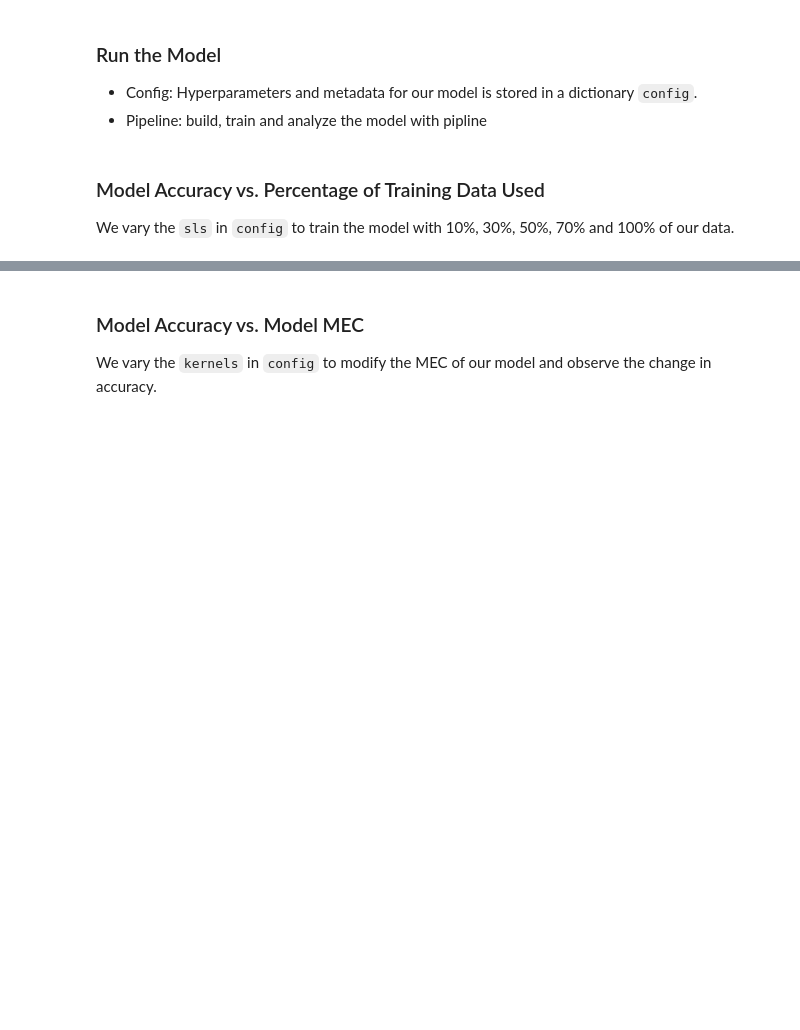
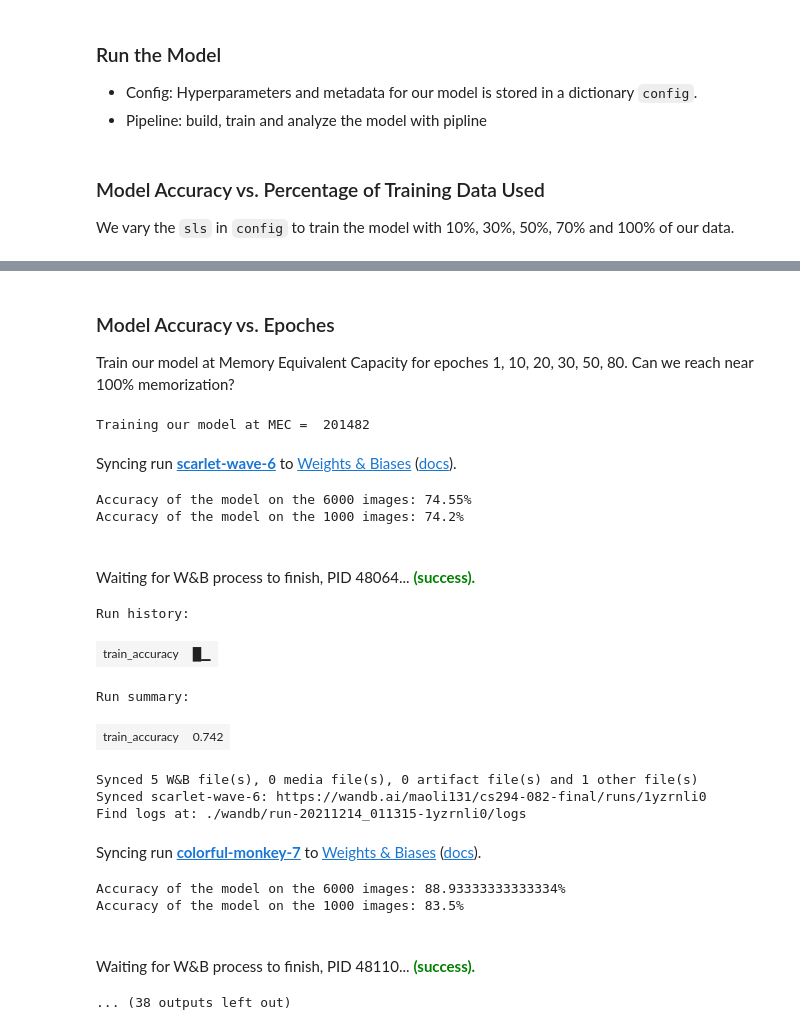
Before and after one commit to maoli131/experimental-design, a Jupyter notebook: MLP-FashionMNIST.ipynb, the cells around one changed output, grey strips where cells are left out. Saved outputs shown, nothing was run; the diff lists cells and outputs as text; code cells hidden in the pictures; blank space fills up the shorter version.

```diff
--- a/MLP-FashionMNIST.ipynb
+++ b/MLP-FashionMNIST.ipynb
@@ -324,7 +294,7 @@ Run history:
-# %% [markdown]
-### Model Accuracy vs. Model MEC
-
-We vary the `kernels` in `config` to modify the MEC of our model and observe the change in accuracy.
+# %% [markdown]
+### Model Accuracy vs. Epoches
+
+Train our model at Memory Equivalent Capacity for epoches 1, 10, 20, 30, 50, 80. Can we reach near 100% memorization?
 # %%
 # Assume kernel includes the number of nodes for four layers.
 def compute_mec(kernel, in_features=784):
@@ -334,3 +304,55 @@ def compute_mec(kernel, in_features=784):
     layer4 = min(kernel[2], (kernel[2] * 1) * 10)
     output = 10 # output layer has 10 bits for 10 nodes
     return layer1 + layer2 + layer3 + layer4 + output
+# %%
+# configurations
+config = dict(
+    epochs=1,
+    classes=10,
+    kernels=[256, 128, 128],
+    batch_size=64,
+    learning_rate=0.001,
+    sls = 0.1,
+    dataset="Fashion-MNIST",
+    architecture="MLP"
+)
+
+# Memory Equivalent Capacity
+print("\nTraining our model at MEC = ", compute_mec(config['kernels']), "\n")
+
+# Build, train and analyze the model with the pipeline
+epoch_list = [1, 10, 20, 30, 50, 80]
+train_acc_list = []
+test_acc_list = []
+for e in epoch_list:
+    config['epochs'] = e
+    model, tr_acc, te_acc = model_pipeline(config)
+    train_acc_list.append(tr_acc)
+    test_acc_list.append(te_acc)
+
+# Visualize the results
+plt.title("Accuracy Curve")
+plt.xlabel("Epochs")
+plt.ylabel("Accuracy")
+sns.scatterplot(x=epoch_list, y=train_acc_list)
+sns.lineplot(x=epoch_list, y=train_acc_list, label="train accuracy")
+sns.scatterplot(x=epoch_list, y=test_acc_list)
+sns.lineplot(x=epoch_list, y=test_acc_list, label="test accuracy");
+# %% [output]
+Training our model at MEC =  201482
+Syncing run scarlet-wave-6 to Weights & Biases (docs).
+Accuracy of the model on the 6000 images: 74.55%
+Accuracy of the model on the 1000 images: 74.2%
+Waiting for W&B process to finish, PID 48064... (success).
+Run history:
+| train_accuracy | █▁ |
+Run summary:
+| train_accuracy | 0.742 |
+Synced 5 W&B file(s), 0 media file(s), 0 artifact file(s) and 1 other file(s)
+Synced scarlet-wave-6: https://wandb.ai/maoli131/cs294-082-final/runs/1yzrnli0
+Find logs at: ./wandb/run-20211214_011315-1yzrnli0/logs
+Syncing run colorful-monkey-7 to Weights & Biases (docs).
+Accuracy of the model on the 6000 images: 88.93333333333334%
+Accuracy of the model on the 1000 images: 83.5%
+Waiting for W&B process to finish, PID 48110... (success).
+... (38 outputs left out)
```
Also changed, not shown: parts of 10 cells of this notebook, 2 other files.
